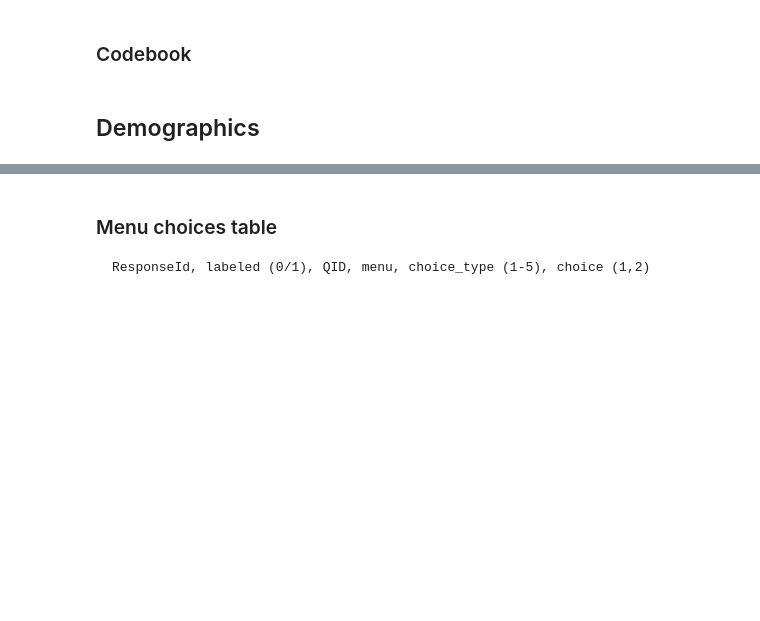
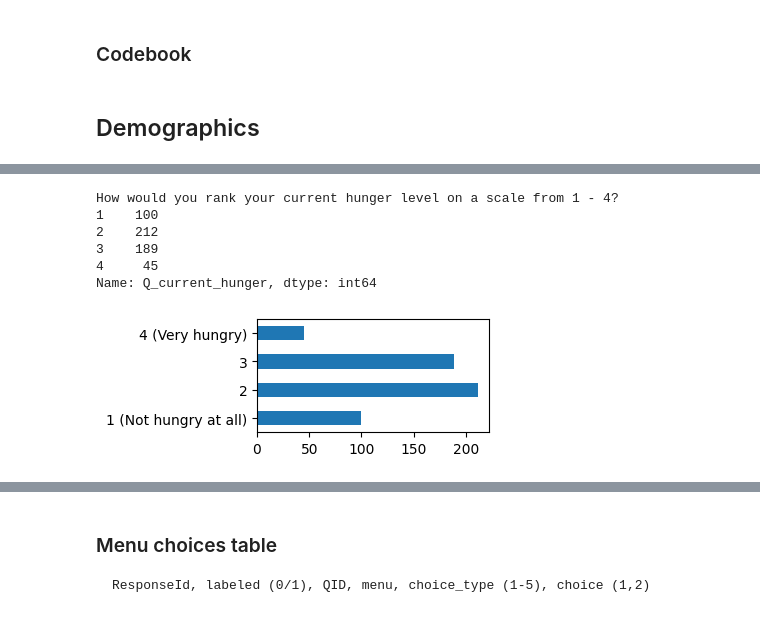
Before and after one commit to aberke/ff, a Jupyter notebook: data-analysis/online-survey-v1-analysis.ipynb, the cells around one changed output, grey strips where cells are left out. Cells and saved outputs as stored; diff of their text form; code cells hidden in the pictures; blank space fills up the shorter version.

```diff
--- a/data-analysis/online-survey-v1-analysis.ipynb
+++ b/data-analysis/online-survey-v1-analysis.ipynb
@@ -531,3 +534,16 @@ for g, gender in enumerate(['Male','Female']):
+# %%
+print(codebook['Q_current_hunger']['Q'])
+fig,ax = plt.subplots(figsize=(3,1.5), dpi=100)
+respondent_df['Q_current_hunger'].value_counts().sort_index().rename(codebook['Q_current_hunger']['choices']).plot.barh(ax=ax)
+print(respondent_df['Q_current_hunger'].value_counts().sort_index())
+# %% [output]
+How would you rank your current hunger level on a scale from 1 - 4?
+1    100
+2    212
+3    189
+4     45
+Name: Q_current_hunger, dtype: int64
+[figure, added]
 # %%
 respondent_df.Q_special_diet.map(codebook['Q_special_diet']['choices']).value_counts().plot.barh()
 print(respondent_df.Q_special_diet.map(codebook['Q_special_diet']['choices']).value_counts())
```
Also changed, not shown: parts of 105 cells of this notebook, 2 other files.
